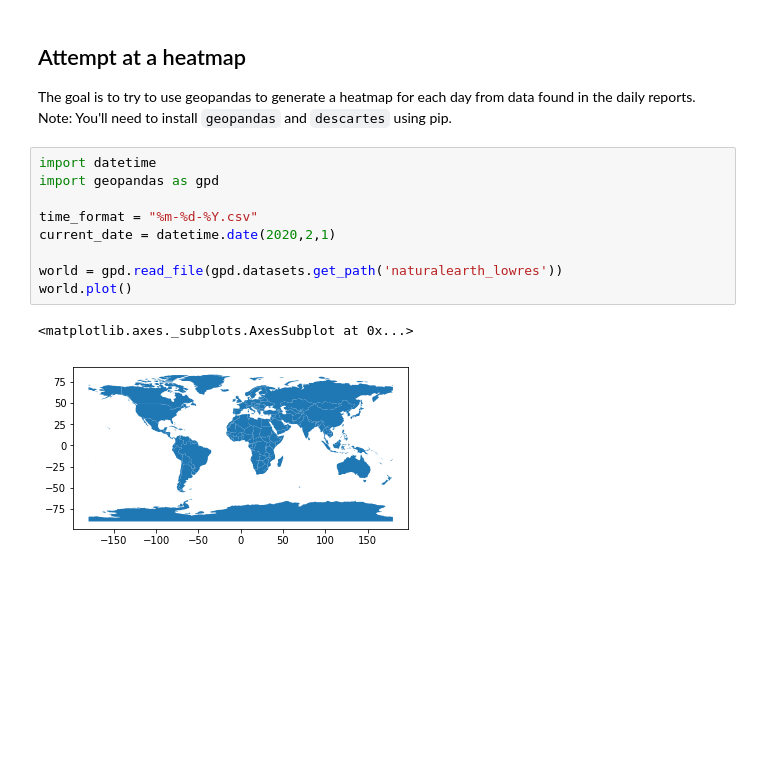
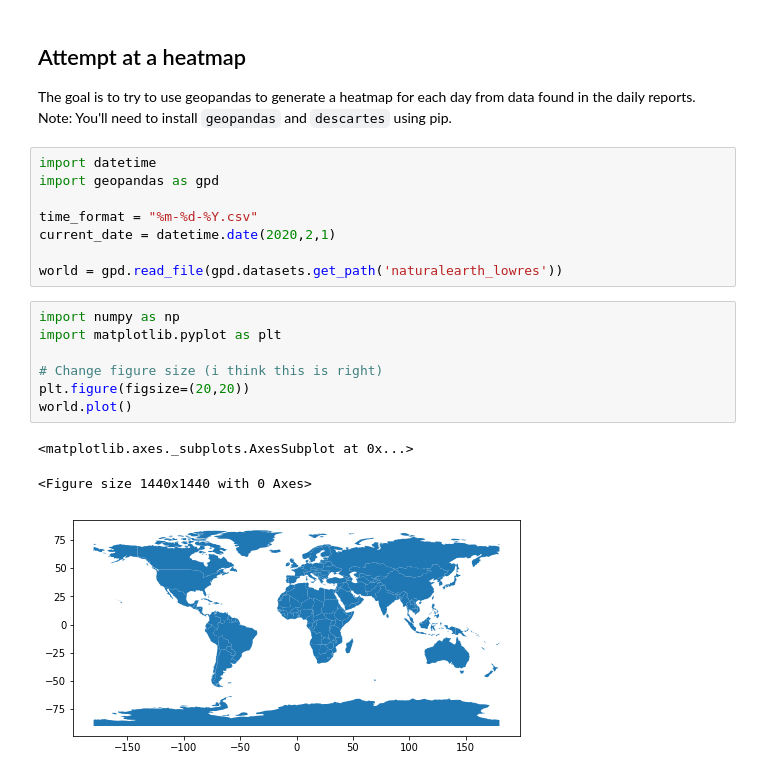
Before and after one commit to DrewRichard7/COVID19, a Jupyter notebook: sarscov2.ipynb, the cells around one changed output. Cells and saved outputs as stored; diff of their text form; blank space fills up the shorter version.

```diff
--- a/sarscov2.ipynb
+++ b/sarscov2.ipynb
@@ -36,7 +36,14 @@ time_format = "%m-%d-%Y.csv"
 current_date = datetime.date(2020,2,1)
 
 world = gpd.read_file(gpd.datasets.get_path('naturalearth_lowres'))
-world.plot()
-# %% [output]
-<matplotlib.axes._subplots.AxesSubplot at 0x...>
-[figure, removed]
+# %%
+import numpy as np
+import matplotlib.pyplot as plt
+
+# Change figure size (i think this is right)
+plt.figure(figsize=(20,20))
+world.plot()
+# %% [output]
+<matplotlib.axes._subplots.AxesSubplot at 0x...>
+<Figure size 1440x1440 with 0 Axes>
+[figure, added]
```
Also changed, not shown: parts of 1 cell of this notebook.
